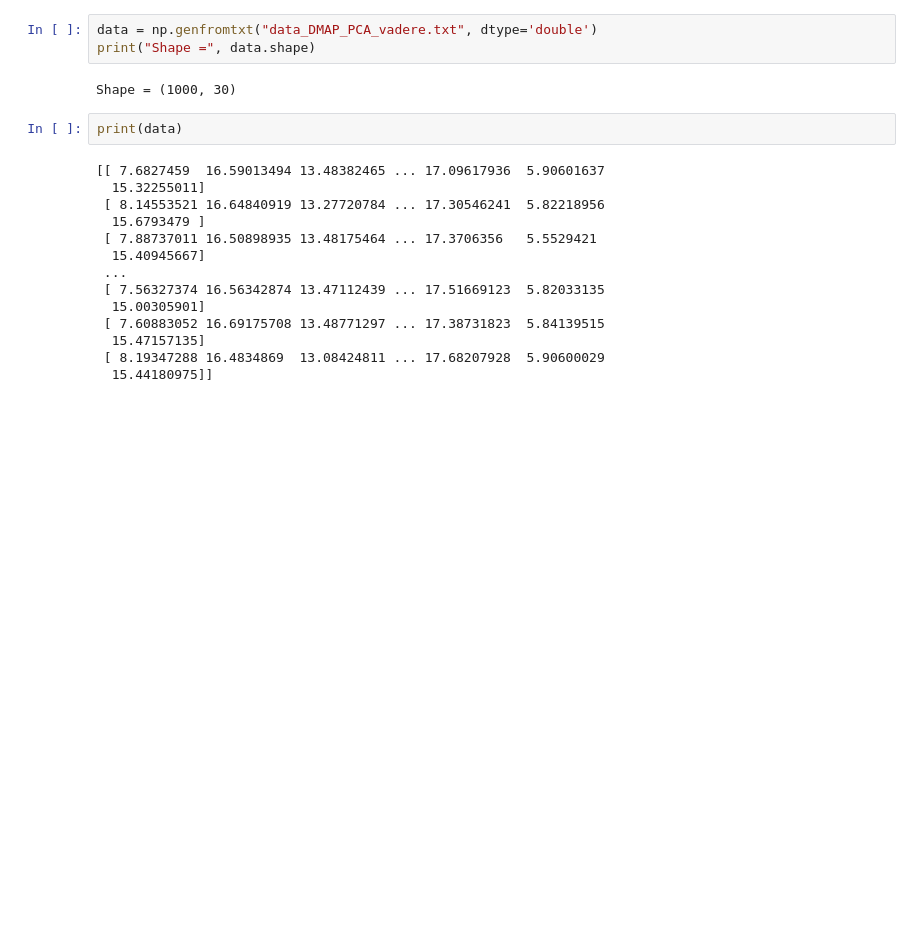
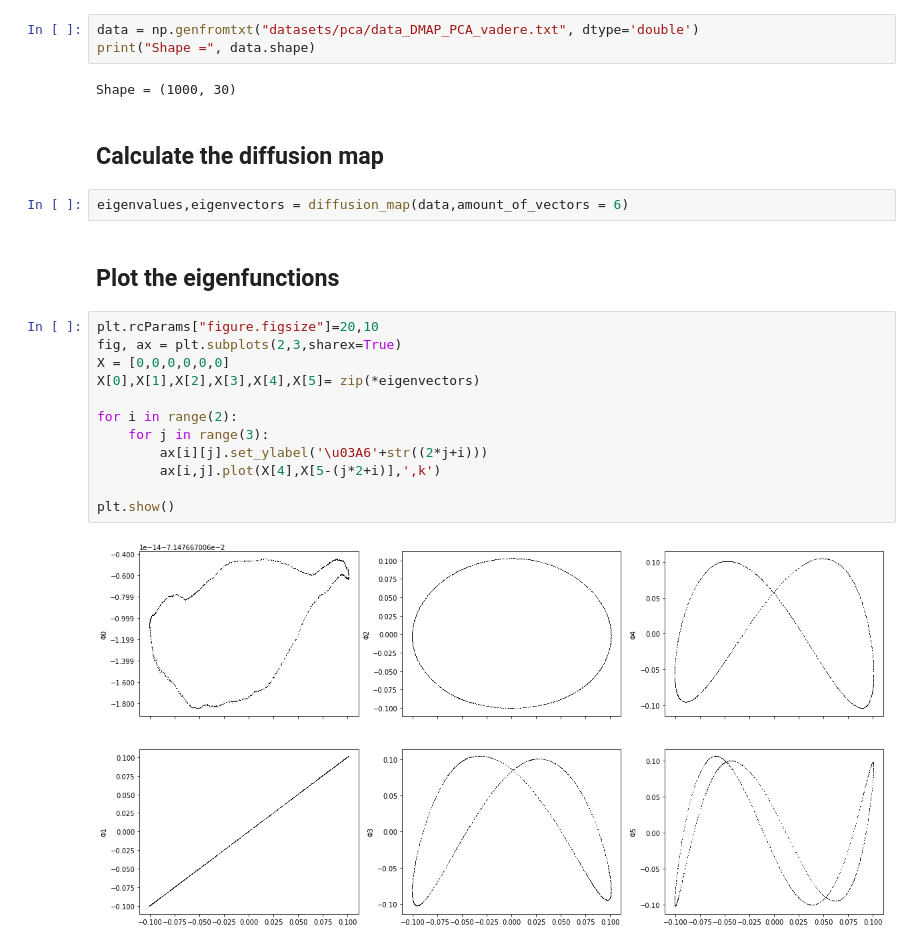
Before and after one commit to gjke/CrowdModelingExercise4, a Jupyter notebook: Task2.ipynb, the cells around one changed output. Saved outputs shown, nothing was run; the diff lists cells and outputs as text; blank space fills up the shorter version.

```diff
--- a/Task2.ipynb
+++ b/Task2.ipynb
@@ -243,21 +242,25 @@ ax.scatter(
 # %%
-data = np.genfromtxt("data_DMAP_PCA_vadere.txt", dtype='double')
+data = np.genfromtxt("datasets/pca/data_DMAP_PCA_vadere.txt", dtype='double')
 print("Shape =", data.shape)
 # %% [output]
 Shape = (1000, 30)
-# %%
-print(data)
-# %% [output]
-[[ 7.6827459  16.59013494 13.48382465 ... 17.09617936  5.90601637
-  15.32255011]
- [ 8.14553521 16.64840919 13.27720784 ... 17.30546241  5.82218956
-  15.6793479 ]
- [ 7.88737011 16.50898935 13.48175464 ... 17.3706356   5.5529421
-  15.40945667]
- ...
- [ 7.56327374 16.56342874 13.47112439 ... 17.51669123  5.82033135
-  15.00305901]
- [ 7.60883052 16.69175708 13.48771297 ... 17.38731823  5.84139515
-  15.47157135]
- [ 8.19347288 16.4834869  13.08424811 ... 17.68207928  5.90600029
-  15.44180975]]
+# %% [markdown]
+## Calculate the diffusion map
+# %%
+eigenvalues,eigenvectors = diffusion_map(data,amount_of_vectors = 6)
+# %% [markdown]
+## Plot the eigenfunctions
+# %%
+plt.rcParams["figure.figsize"]=20,10
+fig, ax = plt.subplots(2,3,sharex=True)
+X = [0,0,0,0,0,0]
+X[0],X[1],X[2],X[3],X[4],X[5]= zip(*eigenvectors)
+
+for i in range(2):
+    for j in range(3):
+        ax[i][j].set_ylabel('\u03A6'+str((2*j+i)))
+        ax[i,j].plot(X[4],X[5-(j*2+i)],',k')
+
+plt.show()
+# %% [output]
+[figure, added]
```
Also changed, not shown: parts of 19 cells of this notebook.
